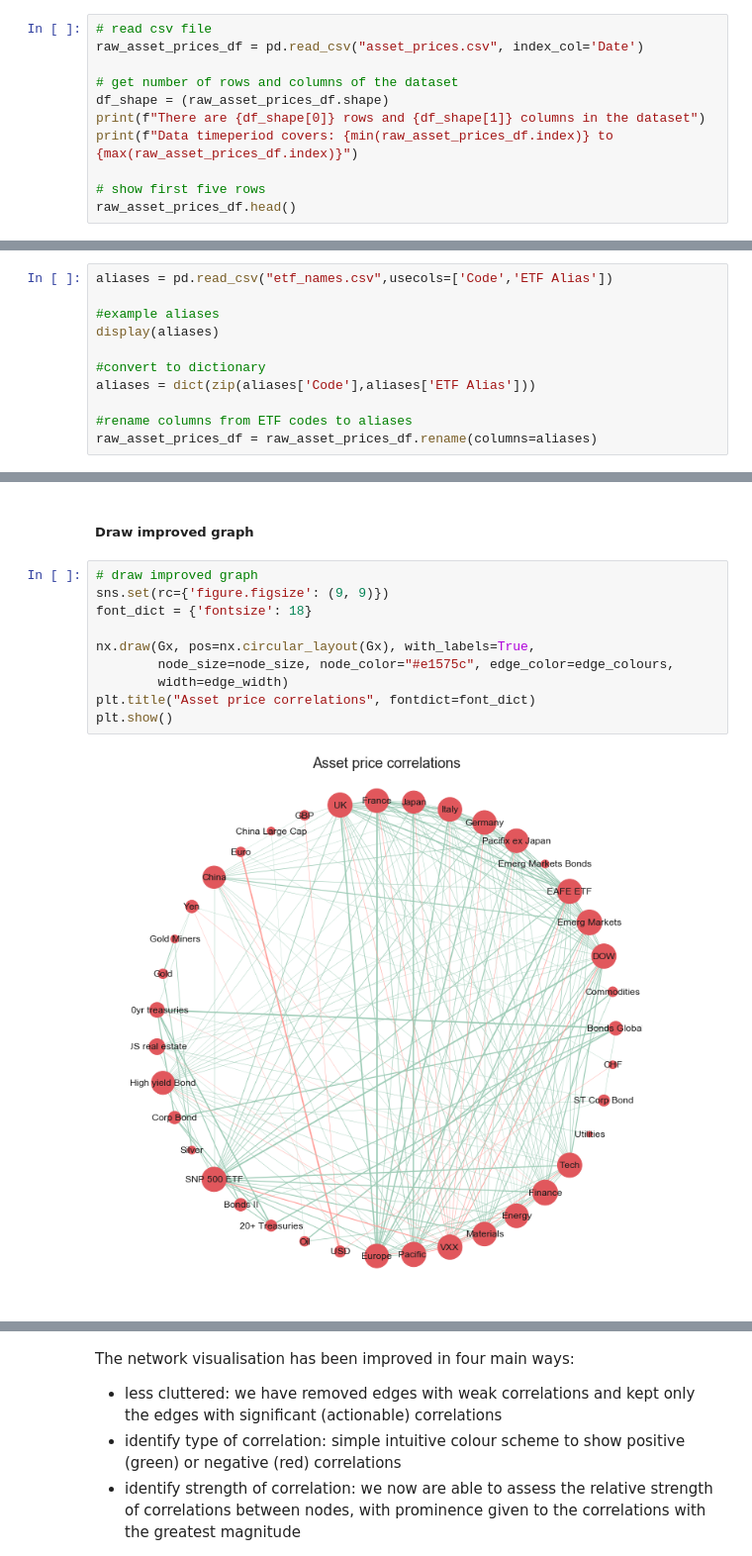
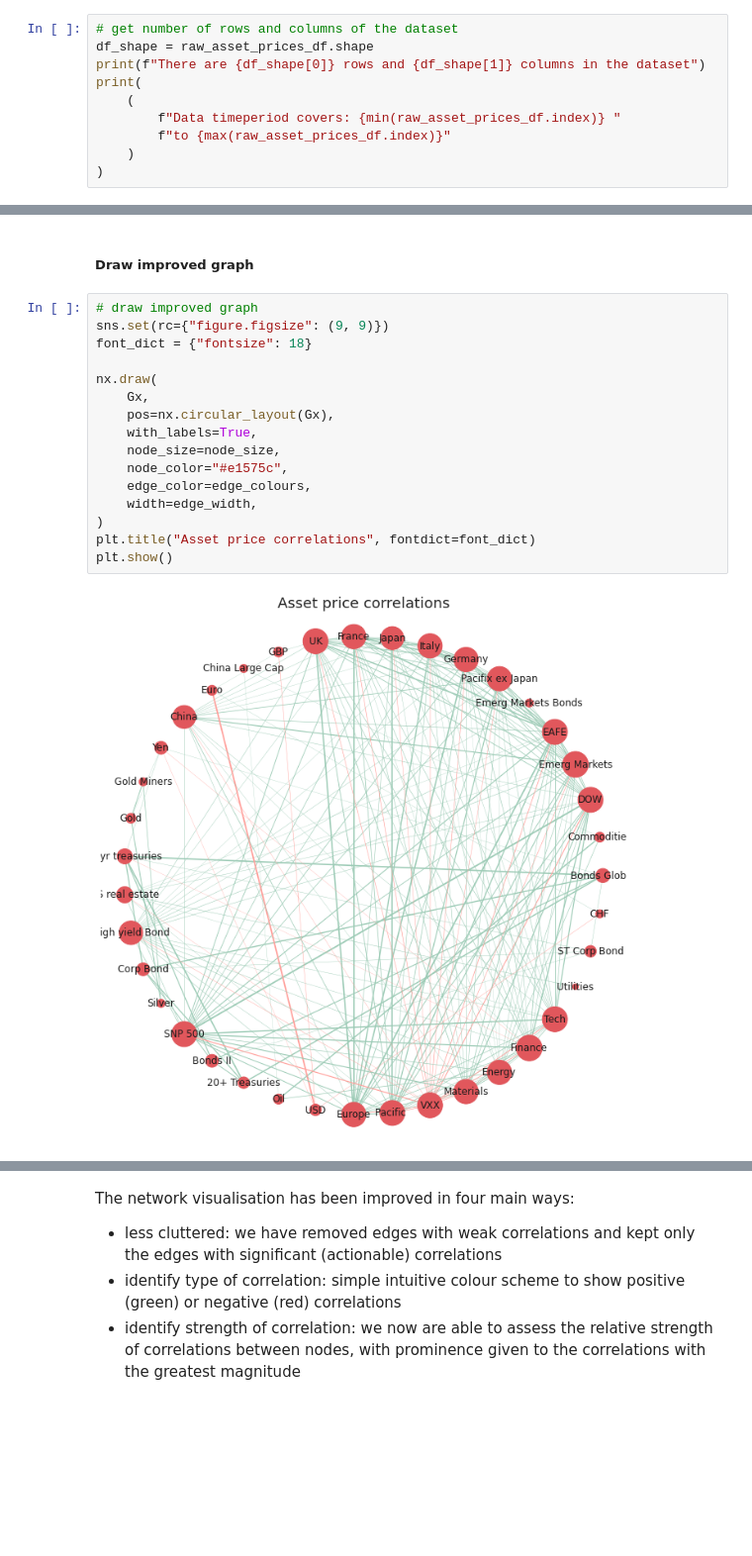
Before and after one commit to julian-west/asset_price_correlations, a Jupyter notebook: visualising_stock_correlations.ipynb, the cells around one changed output, grey strips where cells are left out. Shown at 99% size. Saved outputs shown, nothing was run; the diff lists cells and outputs as text; blank space fills up the shorter version.

```diff
--- a/visualising_stock_correlations.ipynb
+++ b/visualising_stock_correlations.ipynb
@@ -70,14 +80,13 @@ For this analysis I will use a dataset containing the daily adjusted closing pri
 # %%
-# read csv file
-raw_asset_prices_df = pd.read_csv("asset_prices.csv", index_col='Date')
-
 # get number of rows and columns of the dataset
-df_shape = (raw_asset_prices_df.shape)
+df_shape = raw_asset_prices_df.shape
 print(f"There are {df_shape[0]} rows and {df_shape[1]} columns in the dataset")
-print(f"Data timeperiod covers: {min(raw_asset_prices_df.index)} to {max(raw_asset_prices_df.index)}")
-
-# show first five rows
-raw_asset_prices_df.head()
+print(
+    (
+        f"Data timeperiod covers: {min(raw_asset_prices_df.index)} "
+        f"to {max(raw_asset_prices_df.index)}"
+    )
+)
 # %% [output]
 There are 1013 rows and 39 columns in the dataset
 Data timeperiod covers: 2013-11-01 to 2017-11-08
@@ -94,11 +95,0 @@ We can see that the csv file of asset prices contains 39 different assets and 10
-# %%
-aliases = pd.read_csv("etf_names.csv",usecols=['Code','ETF Alias'])
-
-#example aliases
-display(aliases)
-
-#convert to dictionary
-aliases = dict(zip(aliases['Code'],aliases['ETF Alias']))
-
-#rename columns from ETF codes to aliases
-raw_asset_prices_df = raw_asset_prices_df.rename(columns=aliases)
@@ -342,13 +327,19 @@ for key, value in dict(Gx.degree).items():
 ##### Draw improved graph
 # %%
 # draw improved graph
-sns.set(rc={'figure.figsize': (9, 9)})
-font_dict = {'fontsize': 18}
+sns.set(rc={"figure.figsize": (9, 9)})
+font_dict = {"fontsize": 18}
 
-nx.draw(Gx, pos=nx.circular_layout(Gx), with_labels=True,
-        node_size=node_size, node_color="#e1575c", edge_color=edge_colours,
-        width=edge_width)
+nx.draw(
+    Gx,
+    pos=nx.circular_layout(Gx),
+    with_labels=True,
+    node_size=node_size,
+    node_color="#e1575c",
+    edge_color=edge_colours,
+    width=edge_width,
+)
 plt.title("Asset price correlations", fontdict=font_dict)
 plt.show()
 # %% [output]
-[figure, old version]
+[figure, new version]
```
Also changed, not shown: parts of 28 cells of this notebook, 6 other files.
